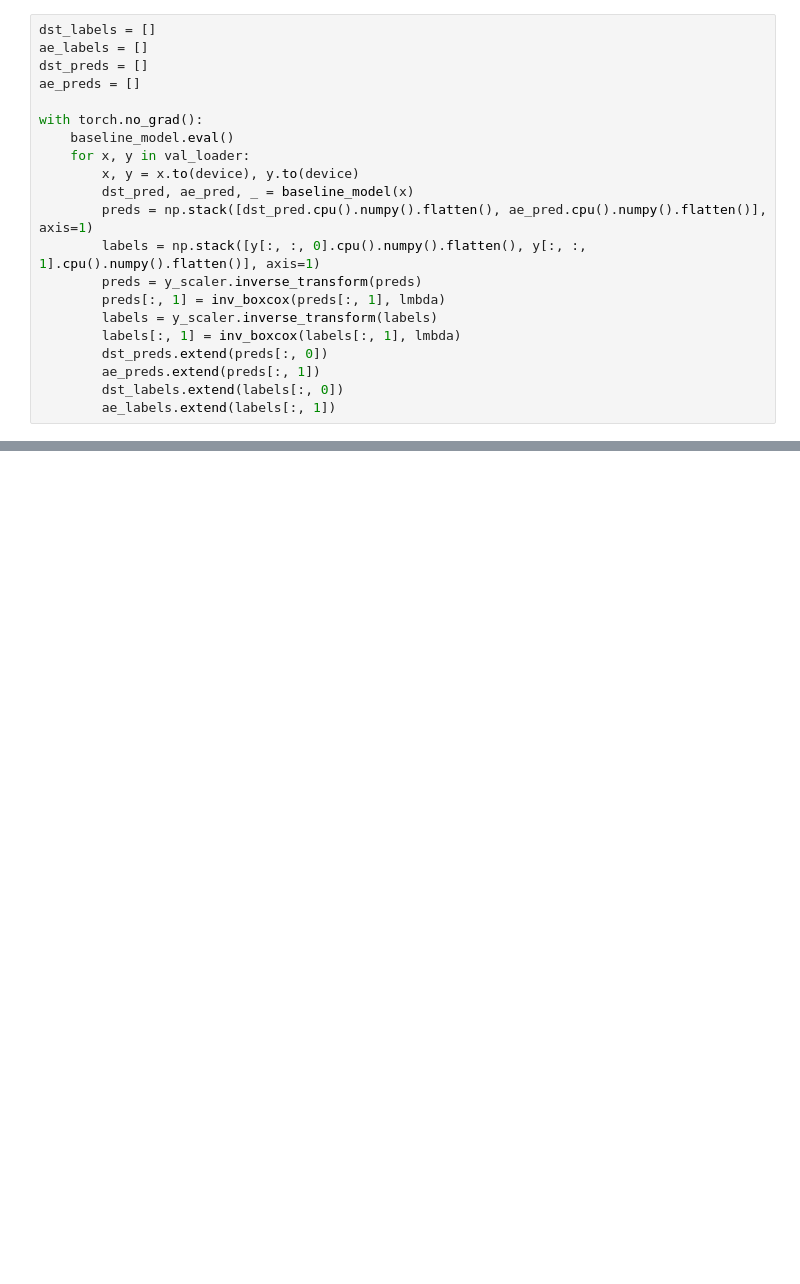
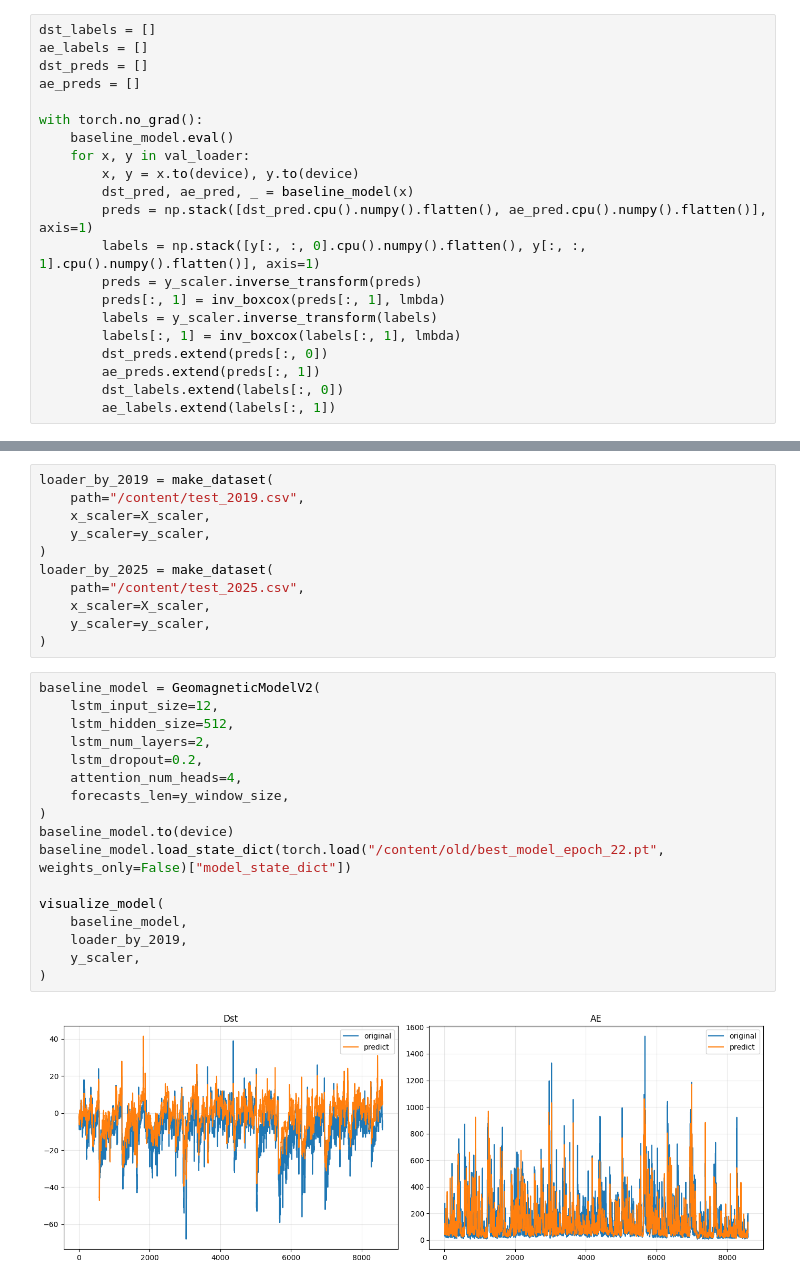
Before and after one commit to neZorinEgor/magnesis, a Jupyter notebook: notebooks/train.ipynb, the cells around one changed output, grey strips where cells are left out. Drawn from its saved outputs; the diff is of its cells as text; blank space fills up the shorter version.

```diff
--- a/notebooks/train.ipynb
+++ b/notebooks/train.ipynb
@@ -546,0 +614,30 @@ plt.show()
+# %%
+loader_by_2019 = make_dataset(
+    path="/content/test_2019.csv",
+    x_scaler=X_scaler,
+    y_scaler=y_scaler,
+)
+loader_by_2025 = make_dataset(
+    path="/content/test_2025.csv",
+    x_scaler=X_scaler,
+    y_scaler=y_scaler,
+)
+# %%
+baseline_model = GeomagneticModelV2(
+    lstm_input_size=12,
+    lstm_hidden_size=512,
+    lstm_num_layers=2,
+    lstm_dropout=0.2,
+    attention_num_heads=4,
+    forecasts_len=y_window_size,
+)
+baseline_model.to(device)
+baseline_model.load_state_dict(torch.load("/content/old/best_model_epoch_22.pt", weights_only=False)["model_state_dict"])
+
+visualize_model(
+    baseline_model,
+    loader_by_2019,
+    y_scaler,
+)
+# %% [output]
+[figure, added]
```
Also changed, not shown: parts of 18 cells of this notebook.
